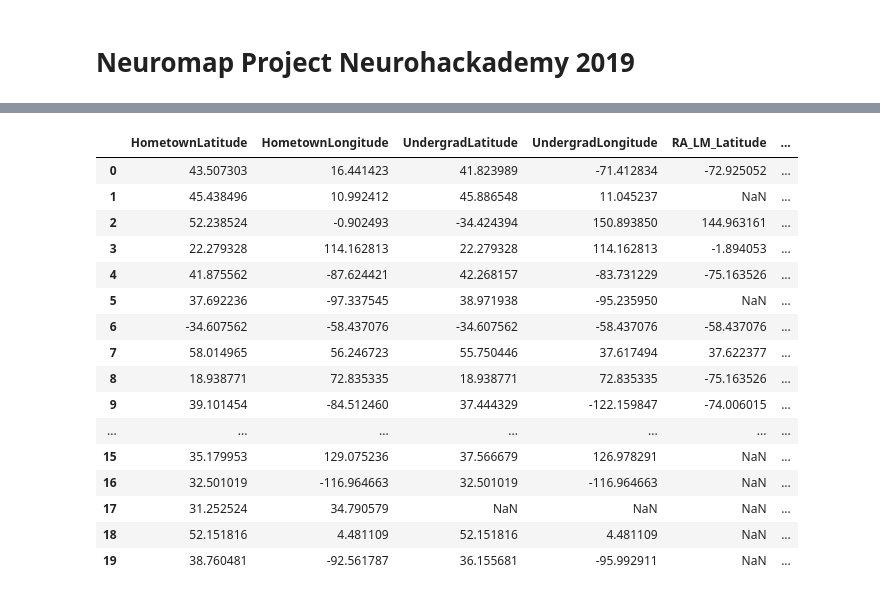
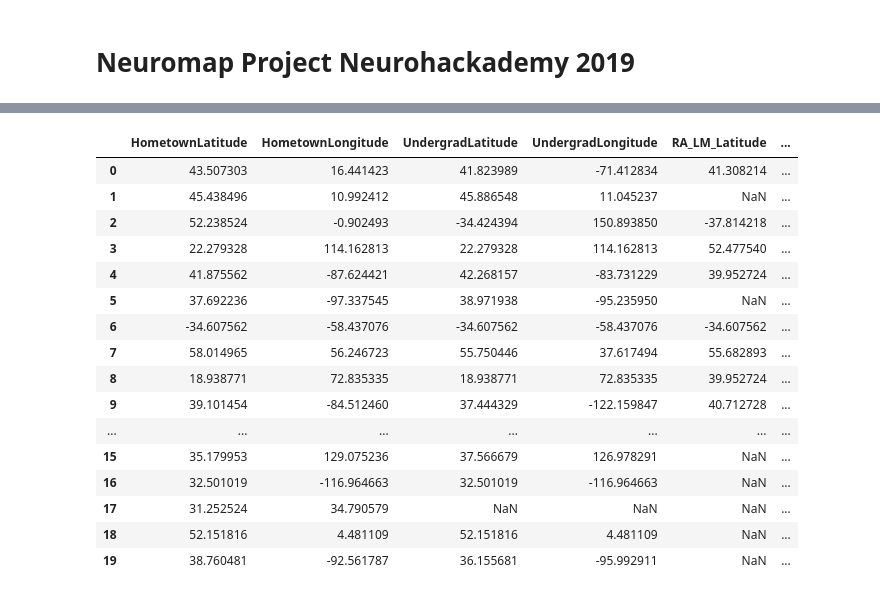
Before and after one commit to g14r/neurohackmap, a Jupyter notebook: Neuromap_code.ipynb, the cells around one changed output, grey strips where cells are left out. Drawn from its saved outputs; the diff is of its cells as text; code cells hidden in the pictures.

```diff
--- a/Neuromap_code.ipynb
+++ b/Neuromap_code.ipynb
@@ -44,7 +47,7 @@ df['birthplace'] = df['birthplace'].replace(replace_dict_birth)
 
 
 replace_dict_undergrad = {
-    "Tijuana, Baja California, MÌ©xico": "Tijuana, Baja California, Mexico",
+    'Tijuana, Baja California, MÌ©xico': 'Tijuana, Baja California, Mexico',
     'Raleigh & Chapel Hill, North Carolina, USA': 'Chapel Hill, North Carolina, USA'
 }
 df['undergrad_loc'] = df['undergrad_loc'].replace(replace_dict_undergrad)
@@ -62,6 +65,13 @@ replace_dict_phd = {
 df['phd_loc'] = df['phd_loc'].replace(replace_dict_phd)
 
 
+replace_dict_masters = {
+    'Neuroscience': 'Strasbourg, Alsace, France',
+    'Mexico city, MÌ©xico': 'Tijuana, Baja California, Mexico'
+}
+df['masters_loc'] = df['masters_loc'].replace(replace_dict_masters)
+
+
 replace_dict_postdoc = {
     'New Haven, CT, United States AND Durham, NC, United States': 'New Haven, CT, United States',
     '1) York, UK; 2) Sussex, UK': 'York, UK',
@@ -240,14 +268,14 @@ for research_location in df['ra_lm_loc']:
 
     lat_list.append(lat)
     long_list.append(long)
-    print((lat,long,research_location))
+    #print((lat,long,research_location))
 
 # #Saving lat and long in separate columns in the dataframe
 df['RA_LM_Latitude' ] = lat_list
 df['RA_LM_Latitude'] = df['RA_LM_Latitude'].astype('float')
 
 df['RA_LM_Longitude'] = long_list
-df['RA_LM_Latitude'] = df['RA_LM_Longitude'].astype('float')
+df['RA_LM_Longitude'] = df['RA_LM_Longitude'].astype('float')
 #df.head(40)
 
 # create a map with research position locations
@@ -274,7 +302,7 @@ for research_location in range(len(research_locs)):
                   popup=research_locs[research_location]).add_to(research_map)
 
 #display map
-research_map
+#research_map
 # %% [output]
 (41.3082138, -72.9250518, 'New Haven, CT, USA')
 (None, None, nan)
@@ -433,20 +528,20 @@ postdoc_map
 # %%
 # Create a new dataframe with just lat and long info
 loc_df = df.loc[:,'HometownLatitude':'PostDoc_Longitude']
 # View the dataframe
-loc_df.head(20)
+#loc_df.head(20)
 # %% [output]
 |  | HometownLatitude | HometownLongitude | UndergradLatitude | UndergradLongitude | RA_LM_Latitude | ... |
-| 0 | 43.507303 | 16.441423 | 41.823989 | -71.412834 | -72.925052 | ... |
+| 0 | 43.507303 | 16.441423 | 41.823989 | -71.412834 | 41.308214 | ... |
 | 1 | 45.438496 | 10.992412 | 45.886548 | 11.045237 | NaN | ... |
-| 2 | 52.238524 | -0.902493 | -34.424394 | 150.893850 | 144.963161 | ... |
-| 3 | 22.279328 | 114.162813 | 22.279328 | 114.162813 | -1.894053 | ... |
-| 4 | 41.875562 | -87.624421 | 42.268157 | -83.731229 | -75.163526 | ... |
+| 2 | 52.238524 | -0.902493 | -34.424394 | 150.893850 | -37.814218 | ... |
+| 3 | 22.279328 | 114.162813 | 22.279328 | 114.162813 | 52.477540 | ... |
+| 4 | 41.875562 | -87.624421 | 42.268157 | -83.731229 | 39.952724 | ... |
 | 5 | 37.692236 | -97.337545 | 38.971938 | -95.235950 | NaN | ... |
-| 6 | -34.607562 | -58.437076 | -34.607562 | -58.437076 | -58.437076 | ... |
-| 7 | 58.014965 | 56.246723 | 55.750446 | 37.617494 | 37.622377 | ... |
-| 8 | 18.938771 | 72.835335 | 18.938771 | 72.835335 | -75.163526 | ... |
-| 9 | 39.101454 | -84.512460 | 37.444329 | -122.159847 | -74.006015 | ... |
+| 6 | -34.607562 | -58.437076 | -34.607562 | -58.437076 | -34.607562 | ... |
+| 7 | 58.014965 | 56.246723 | 55.750446 | 37.617494 | 55.682893 | ... |
+| 8 | 18.938771 | 72.835335 | 18.938771 | 72.835335 | 39.952724 | ... |
+| 9 | 39.101454 | -84.512460 | 37.444329 | -122.159847 | 40.712728 | ... |
 | ... | ... | ... | ... | ... | ... | ... |
 | 15 | 35.179953 | 129.075236 | 37.566679 | 126.978291 | NaN | ... |
 | 16 | 32.501019 | -116.964663 | 32.501019 | -116.964663 | NaN | ... |
```
Also changed, not shown: parts of 11 cells of this notebook.
